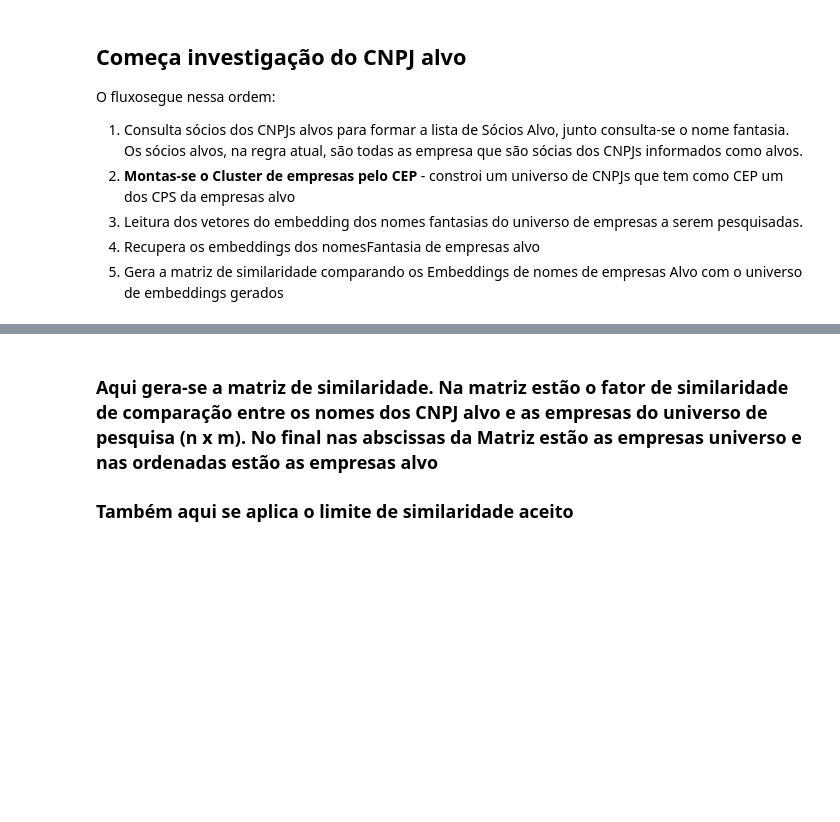
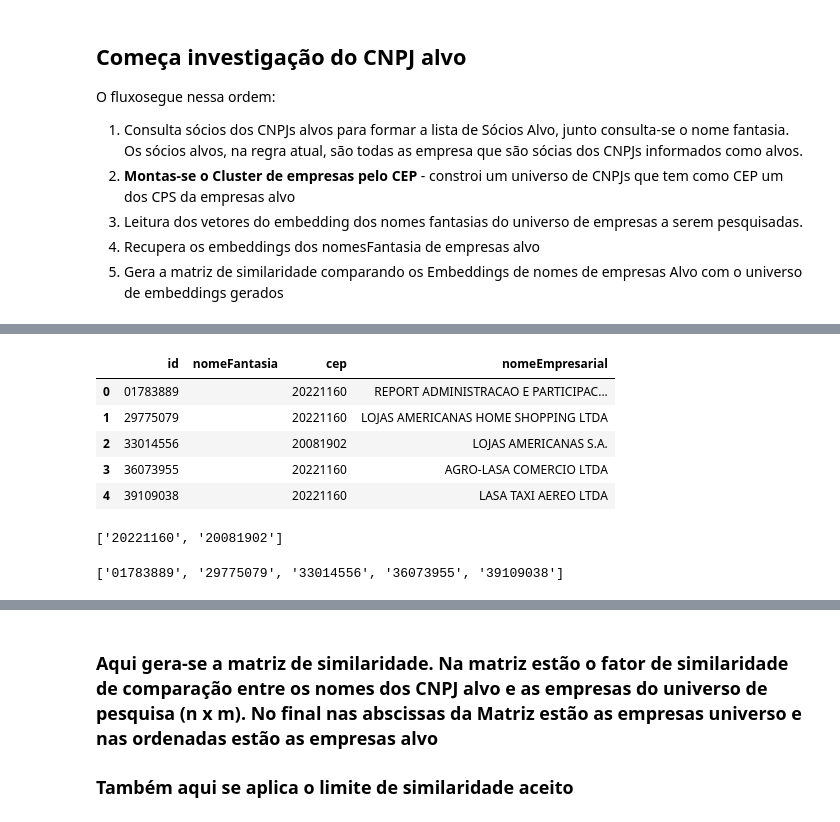
Before and after one commit to fgaraujofh/mdm, a Jupyter notebook: investiga_alvo3.ipynb, the cells around one changed output, grey strips where cells are left out. Cells and saved outputs as stored; diff of their text form; code cells hidden in the pictures; blank space fills up the shorter version.

```diff
--- a/investiga_alvo3.ipynb
+++ b/investiga_alvo3.ipynb
@@ -110,6 +121,19 @@ socios_alvo_final = pd.concat([condicao_1, condicao_2]).drop_duplicates()
+# %%
+socios_alvo_final
+# %% [output]
+|  | id | nomeFantasia | cep | nomeEmpresarial |
+| 0 | 01783889 |  | 20221160 | REPORT ADMINISTRACAO E PARTICIPAC... |
+| 1 | 29775079 |  | 20221160 | LOJAS AMERICANAS HOME SHOPPING LTDA |
+| 2 | 33014556 |  | 20081902 | LOJAS AMERICANAS S.A. |
+| 3 | 36073955 |  | 20221160 | AGRO-LASA COMERCIO LTDA |
+| 4 | 39109038 |  | 20221160 | LASA TAXI AEREO LTDA |
 # %%
 # Monta lista de CEPs únicos e monta universo
 cep_distintos = socios_alvo_final['cep'].drop_duplicates().tolist()
 embeddings_universo = pd.read_sql_query(monta_query_universo_embeddings(cep_distintos), engine)
+# %%
+cep_distintos
+# %% [output]
+['20221160', '20081902']
 # %%
 # Recupera nomes Alvo para crusamento
@@ -119,2 +146,6 @@ nomes_alvo = socios_alvo_final_nome['nomeFantasia'].tolist()
+# %%
+ids_alvo
+# %% [output]
+['01783889', '29775079', '33014556', '36073955', '39109038']
 # %%
 # Recuperando embeddings para nomes_Alvos
```
Also changed, not shown: parts of 14 cells of this notebook, 10 other files.
